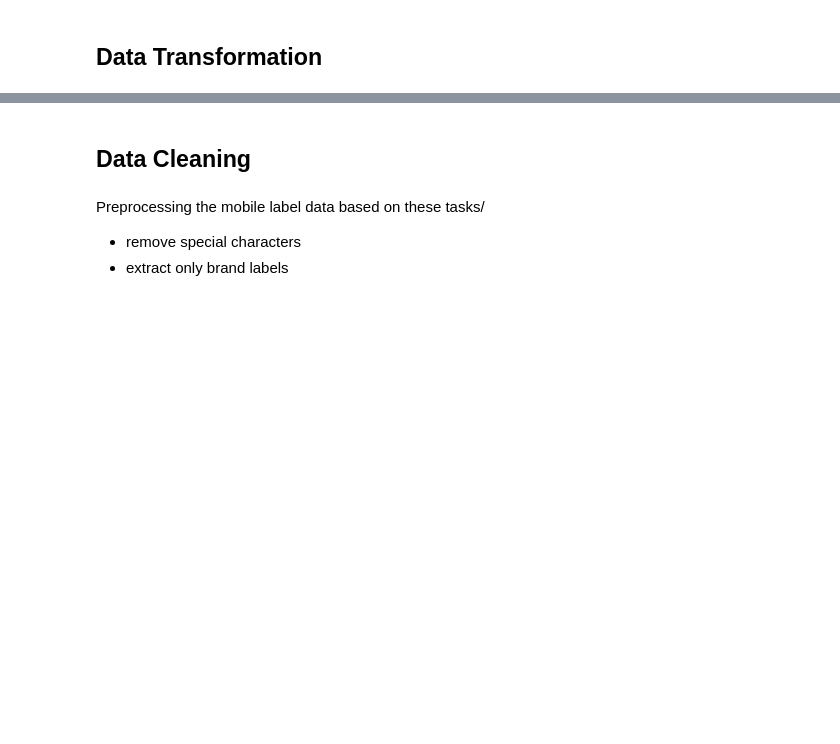
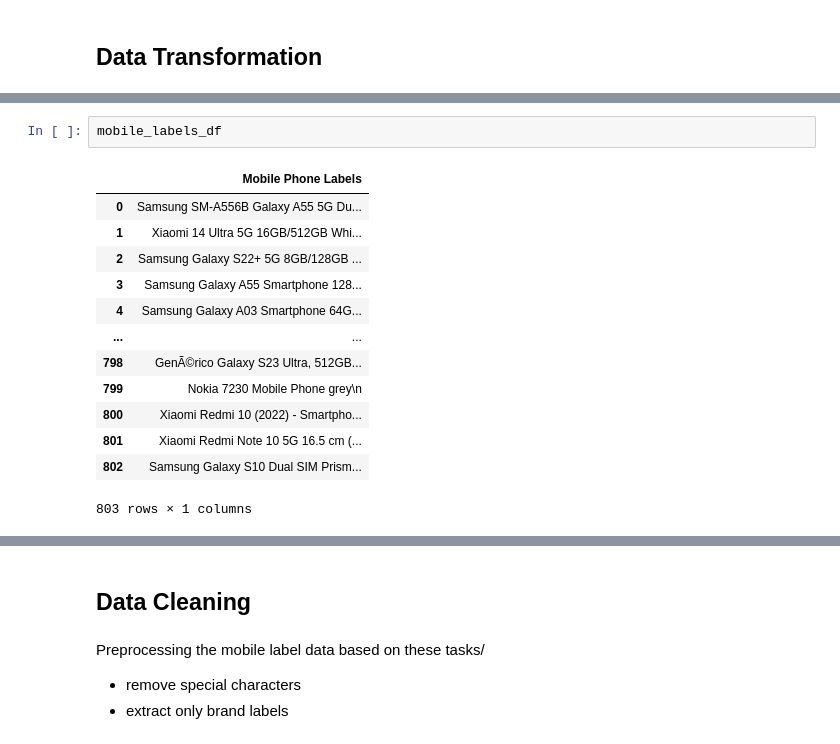
Before and after one commit to mian-adoan98/MLP_Mobile_Phone_Recognition, a Jupyter notebook: image_processing/data_tranformation.ipynb, the cells around one changed output, grey strips where cells are left out. Drawn from its saved outputs; the diff is of its cells as text; blank space fills up the shorter version.

```diff
--- a/image_processing/data_tranformation.ipynb
+++ b/image_processing/data_tranformation.ipynb
@@ -74,0 +163,16 @@ Name: 0, dtype: object
+# %%
+mobile_labels_df
+# %% [output]
+|  | Mobile Phone Labels |
+| 0 | Samsung SM-A556B Galaxy A55 5G Du... |
+| 1 | Xiaomi 14 Ultra 5G 16GB/512GB Whi... |
+| 2 | Samsung Galaxy S22+ 5G 8GB/128GB ... |
+| 3 | Samsung Galaxy A55 Smartphone 128... |
+| 4 | Samsung Galaxy A03 Smartphone 64G... |
+| ... | ... |
+| 798 | GenÃ©rico Galaxy S23 Ultra, 512GB... |
+| 799 | Nokia 7230 Mobile Phone grey\n |
+| 800 | Xiaomi Redmi 10 (2022) - Smartpho... |
+| 801 | Xiaomi Redmi Note 10 5G 16.5 cm (... |
+| 802 | Samsung Galaxy S10 Dual SIM Prism... |
+803 rows × 1 columns
```
Also changed, not shown: parts of 21 cells of this notebook, 5 other files.
